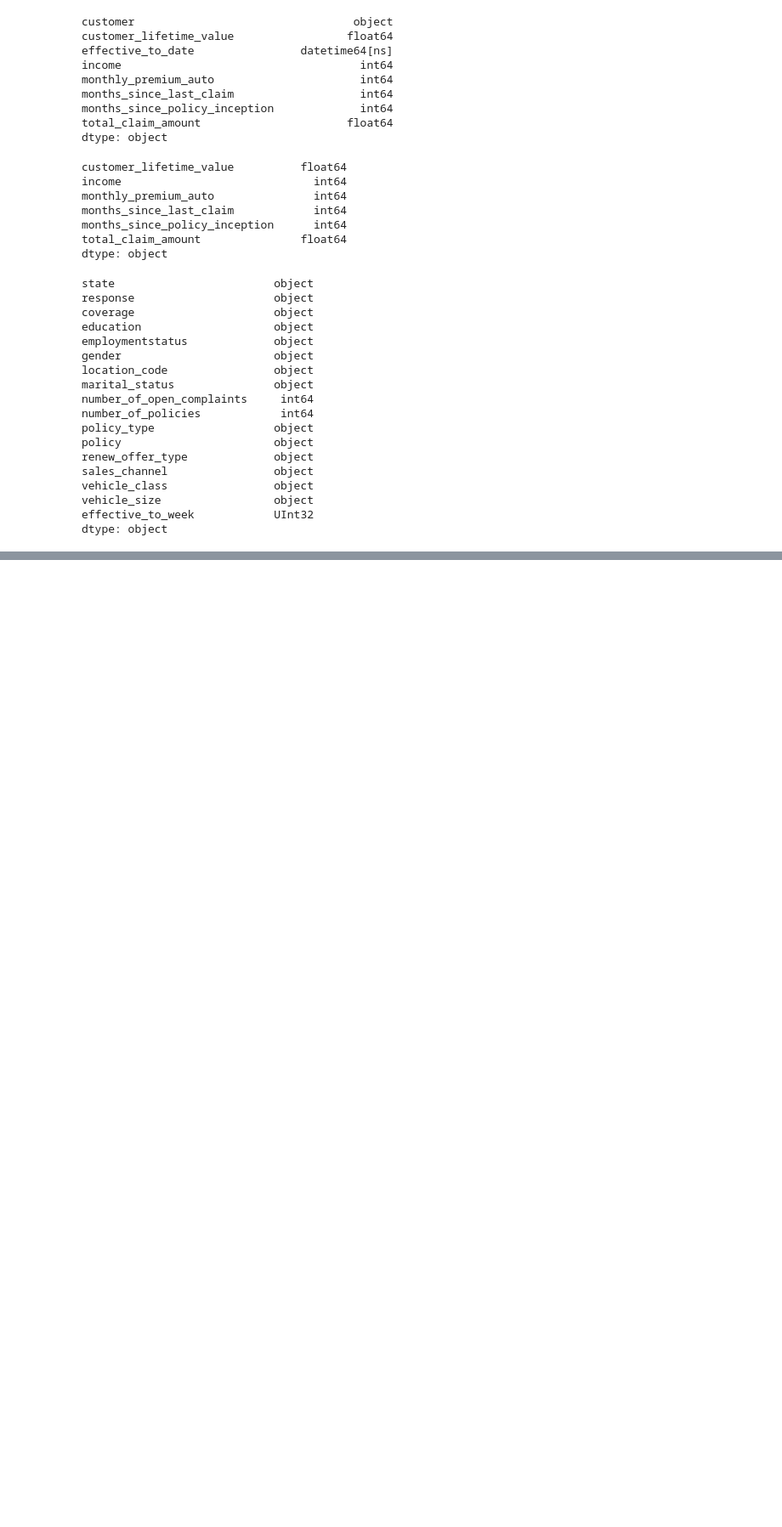
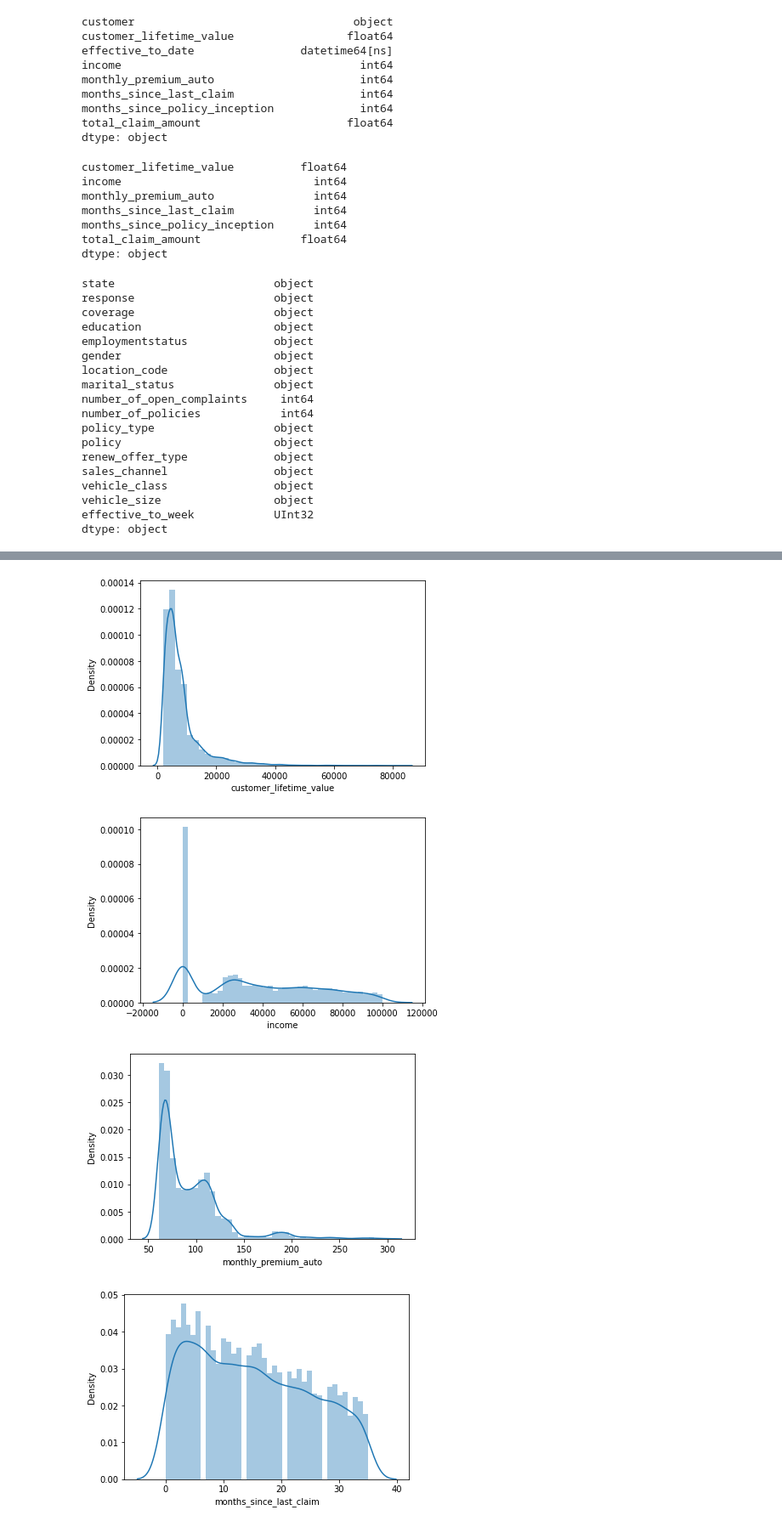
Before and after one commit to ershovadina/ironhack_week4_marketing_customer_value_analysis, a Jupyter notebook: lab_4.01+4.02.ipynb, the cells around one changed output, grey strips where cells are left out. Shown at 85% size. Drawn from its saved outputs; the diff is of its cells as text; code cells hidden in the pictures; blank space fills up the shorter version.

```diff
--- a/lab_4.01+4.02.ipynb
+++ b/lab_4.01+4.02.ipynb
@@ -224,0 +271,12 @@ dtype: object
+# %%
+def plot_num(df):
+    for i in range(df.shape[1]):
+        sns.distplot(df[df.columns[i]], bins=40)
+        plt.show()
+
+plot_num(num)
+# %% [output]
+[figure, added]
+[figure, added]
+[figure, added]
+[figure, added]
```
Also changed, not shown: parts of 19 cells of this notebook, 1 other file.
